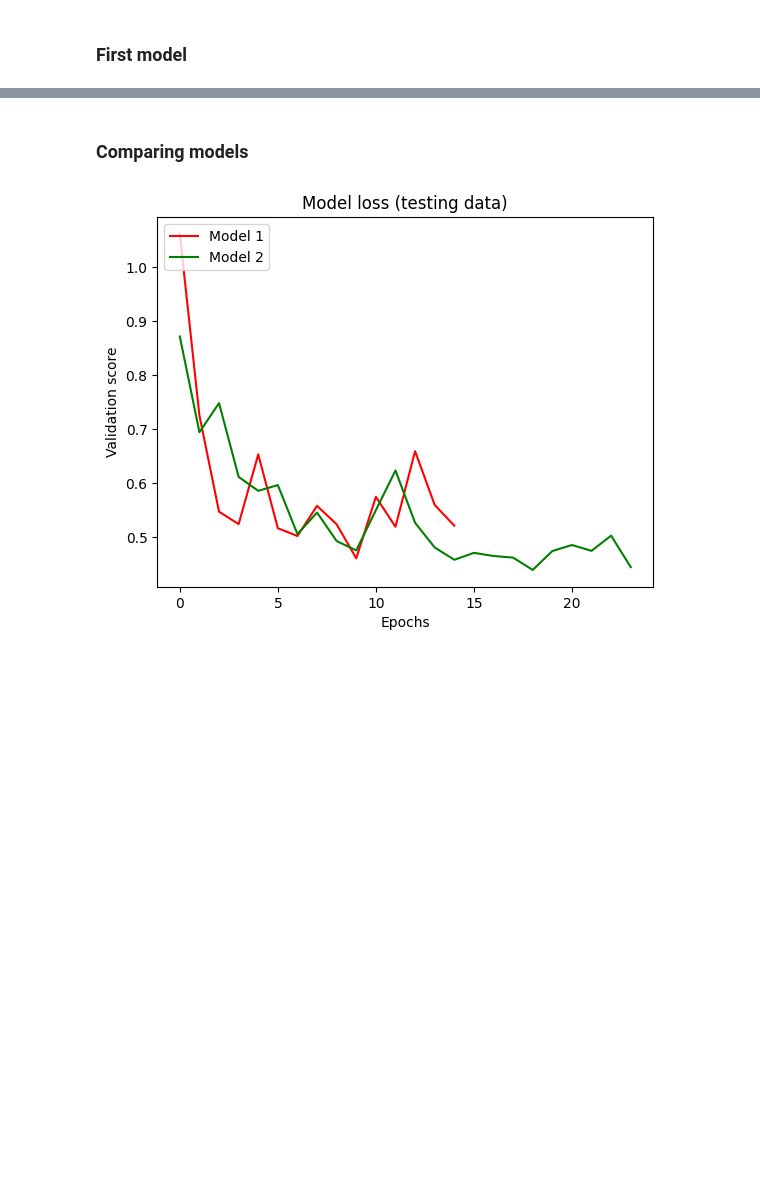
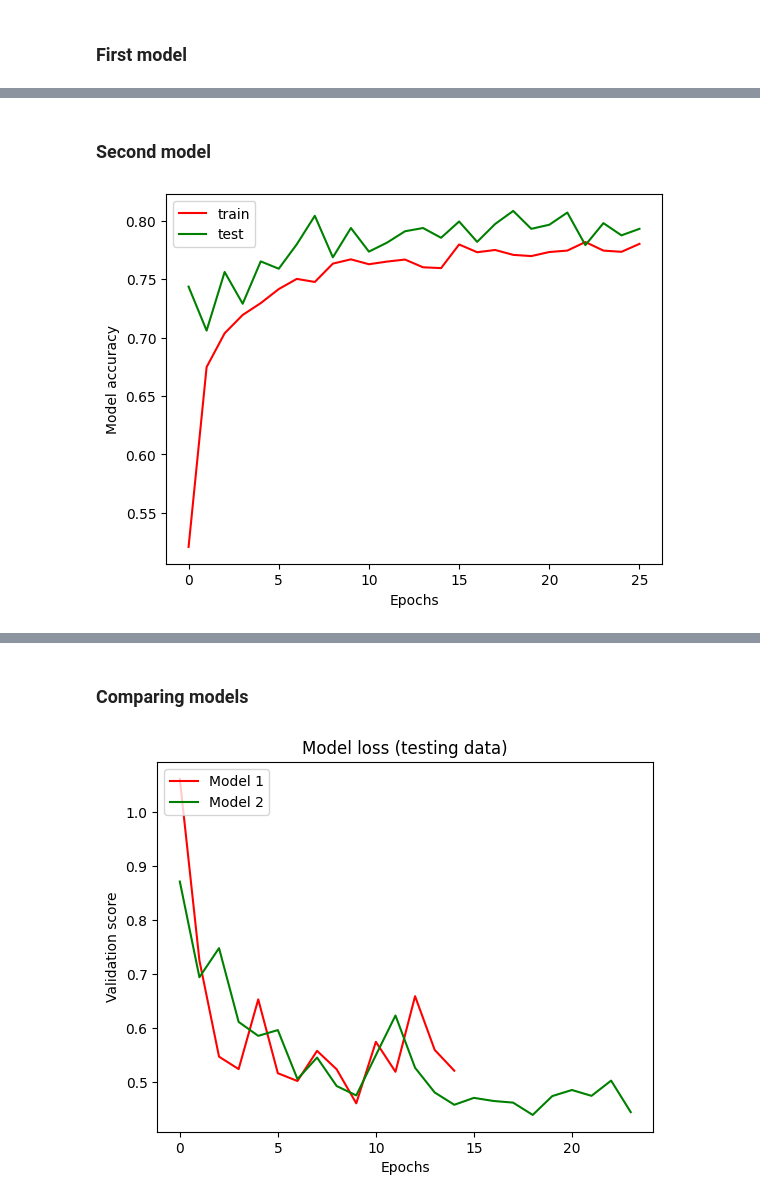
Before and after one commit to lfunderburk/machine-learning-capstone, a Jupyter notebook: notebooks/classification-fuel-ratings.ipynb, the cells around one changed output, grey strips where cells are left out. Cells and saved outputs as stored; diff of their text form; code cells hidden in the pictures; blank space fills up the shorter version.

Commit message:
add second model

```diff
--- a/notebooks/classification-fuel-ratings.ipynb
+++ b/notebooks/classification-fuel-ratings.ipynb
@@ -544,0 +545,10 @@ plt.show()
+# %% [markdown]
+### Second model
+# %%
+plt.plot(model2.history['accuracy'], 'r',  model2.history['val_accuracy'],'g')
+plt.xlabel('Epochs')
+plt.ylabel('Model accuracy')
+plt.legend(['train', 'test'], loc='upper left')
+plt.show()
+# %% [output]
+[figure, added]
```
Also changed, not shown: parts of 5 cells of this notebook.
